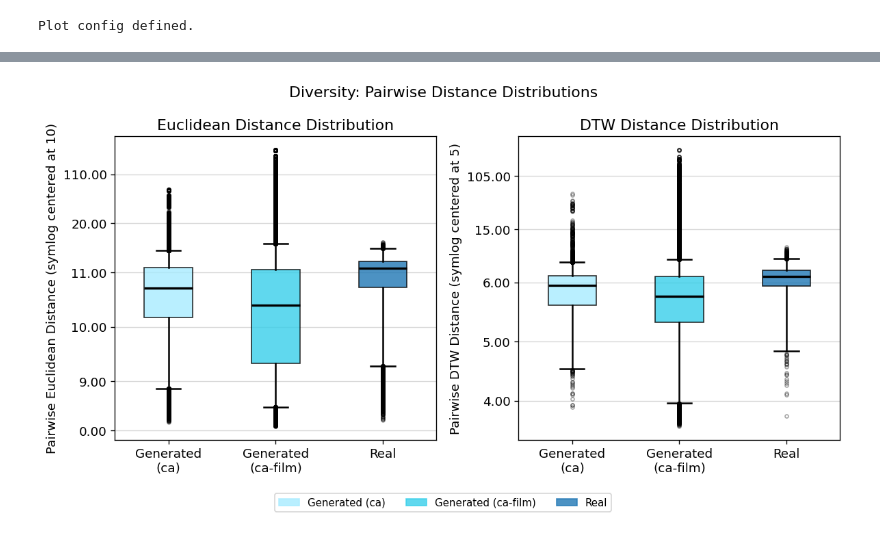
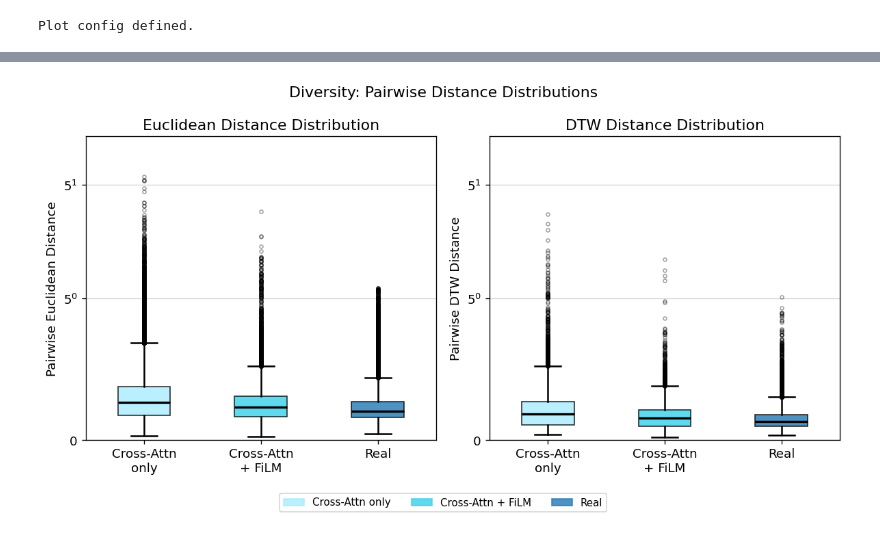
Before and after one commit to AHHHHHH0-0/Extending-CoFinDiff, a Jupyter notebook: notebooks/eval/diversity.ipynb, the cells around one changed output, grey strips where cells are left out. Saved outputs shown, nothing was run; the diff lists cells and outputs as text; code cells hidden in the pictures.

```diff
--- a/notebooks/eval/diversity.ipynb
+++ b/notebooks/eval/diversity.ipynb
@@ -194,27 +154,23 @@ plt.show()
 # %%
 """
-2.2 - DTW diversity metrics.
+2.2 - DTW diversity metrics (pooled per model).
 """
 
 DTW_MAX_PAIRS = 10000
 print(f'Computing DTW distances with sampled pairs (max_pairs={DTW_MAX_PAIRS})...')
 
 dtw_gen = {}
-for model, cond_key in gen_keys:
-    arr = gen_data[model][cond_key]['samples']
+for model in MODEL_ORDER:
+    arr = gen_data[model]
     idx_i, idx_j = sample_pair_indices(arr.shape[0], DTW_MAX_PAIRS, rng)
     d = dtw_on_pairs(arr, idx_i, idx_j)
-    dtw_gen[(model, cond_key)] = d
-
+    dtw_gen[model] = d
     stats = summarize_distances(d)
-    stats['dataset'] = f'generated_{model}'
-    stats['condition'] = cond_key
+    print(f"{MODEL_LABELS[model]}: median={stats['median']:.2f}, n_pairs={stats['n_pairs']}")
 
 idx_i_real_dtw, idx_j_real_dtw = sample_pair_indices(real_np.shape[0], DTW_MAX_PAIRS, rng)
 dtw_real = dtw_on_pairs(real_np, idx_i_real_dtw, idx_j_real_dtw)
-for cond_key in cond_keys:
-    stats = summarize_distances(dtw_real)
-    stats['dataset'] = 'real'
-    stats['condition'] = cond_key
+stats = summarize_distances(dtw_real)
+print(f"Real: median={stats['median']:.2f}, n_pairs={stats['n_pairs']}")
 # %% [output]
 Computing DTW distances with sampled pairs (max_pairs=10000)...
@@ -276,31 +219,19 @@ plt.show()
 # %%
-
-# ── Combined figure: Euclidean (left) + DTW (right), one box per model ──────
+# Combined figure: Euclidean (left) + DTW (right), one box per model
 
 fig, (ax_euc, ax_dtw) = plt.subplots(1, 2, figsize=(10, 5))
 fig.suptitle('Diversity: Pairwise Distance Distributions')
 
-# Aggregate across all condition keys → one distribution per model
-euc_ca     = np.concatenate([euc_gen[('ca',      ck)] for ck in cond_keys])
-euc_cafilm = np.concatenate([euc_gen[('ca-film', ck)] for ck in cond_keys])
-
-dtw_ca     = np.concatenate([dtw_gen[('ca',      ck)] for ck in cond_keys])
-dtw_cafilm = np.concatenate([dtw_gen[('ca-film', ck)] for ck in cond_keys])
-
 BOX_COLORS = [C_GEN_CA, C_GEN_CAFILM, C_REAL]
-BOX_LABELS = ['Generated\n(ca)', 'Generated\n(ca-film)', 'Real']
+BOX_LABELS = ['Cross-Attn\nonly', 'Cross-Attn\n+ FiLM', 'Real']
 
 def _style_bp(bp, colors):
     for box, color in zip(bp['boxes'], colors):
         box.set_facecolor(color)
         box.set_alpha(0.8)
 
-# ── Euclidean ────────────────────────────────────────────────────────────────
-euc_center = 10
-euc_shifted = [v - euc_center for v in [euc_ca, euc_cafilm, euc_real]]
-
 bp_euc = ax_euc.boxplot(
-    euc_shifted,
+    [euc_gen[model] for model in MODEL_ORDER] + [euc_real],
     tick_labels=BOX_LABELS,
     patch_artist=True,
     widths=0.45,
@@ -309,51 +240,42 @@ bp_euc = ax_euc.boxplot(
     capprops=dict(linewidth=1.5),
     flierprops=dict(marker='o', markersize=3, alpha=0.35, linestyle='none'),
 )
 _style_bp(bp_euc, BOX_COLORS)
 
 ax_euc.set_title('Euclidean Distance Distribution')
-ax_euc.set_ylabel(f'Pairwise Euclidean Distance (symlog centered at {euc_center})')
-ax_euc.set_yscale('symlog', linthresh=1)
-yticks = ax_euc.get_yticks()
-ax_euc.set_yticks(yticks)
-ax_euc.set_yticklabels([f'{t + euc_center:.2f}' for t in yticks])
+ax_euc.set_ylabel('Pairwise Euclidean Distance')
+ax_euc.set_yscale('symlog', linthresh=1, base=5)
+ax_euc.set_ylim(bottom=0, top=10)
 ax_euc.grid(axis='y', alpha=0.5)
 
-# ── DTW ──────────────────────────────────────────────────────────────────────
-dtw_center = 5
-dtw_shifted = [v - dtw_center for v in [dtw_ca, dtw_cafilm, dtw_real]]
-
 bp_dtw = ax_dtw.boxplot(
-    dtw_shifted,
+    [dtw_gen[model] for model in MODEL_ORDER] + [dtw_real],
     tick_labels=BOX_LABELS,
     patch_artist=True,
     widths=0.45,
     medianprops=dict(color='black', linewidth=2),
     whiskerprops=dict(linewidth=1.5),
     capprops=dict(linewidth=1.5),
     flierprops=dict(marker='o', markersize=3, alpha=0.35, linestyle='none'),
 )
 _style_bp(bp_dtw, BOX_COLORS)
 
 ax_dtw.set_title('DTW Distance Distribution')
-ax_dtw.set_ylabel(f'Pairwise DTW Distance (symlog centered at {dtw_center})')
-ax_dtw.set_yscale('symlog', linthresh=1)
-yticks = ax_dtw.get_yticks()
-ax_dtw.set_yticks(yticks)
-ax_dtw.set_yticklabels([f'{t + dtw_center:.2f}' for t in yticks])
+ax_dtw.set_ylabel('Pairwise DTW Distance')
+ax_dtw.set_yscale('symlog', linthresh=1, base=5)
+ax_dtw.set_ylim(bottom=0, top=10)
 ax_dtw.grid(axis='y', alpha=0.5)
 
-# ── Legend ───────────────────────────────────────────────────────────────────
 handles = [
-    mpatches.Patch(color=C_GEN_CA,     alpha=0.8, label='Generated (ca)'),
-    mpatches.Patch(color=C_GEN_CAFILM, alpha=0.8, label='Generated (ca-film)'),
-    mpatches.Patch(color=C_REAL,       alpha=0.8, label='Real'),
+    mpatches.Patch(color=C_GEN_CA, alpha=0.8, label=MODEL_LABELS['ca']),
+    mpatches.Patch(color=C_GEN_CAFILM, alpha=0.8, label=MODEL_LABELS['ca-film']),
+    mpatches.Patch(color=C_REAL, alpha=0.8, label='Real'),
 ]
 fig.legend(handles=handles, loc='upper center', ncol=3, fontsize=9,
            bbox_to_anchor=(0.5, 0.0))
 
 plt.tight_layout()
-plt.savefig('../../figures/diversity_combined.png', bbox_inches='tight')
+plt.savefig('../../figures/diversity_combined.png', dpi=150, bbox_inches='tight')
 plt.show()
 # %% [output]
-[figure, old version]
+[figure, new version]
```
Also changed, not shown: parts of 5 cells of this notebook, 3 other files.
